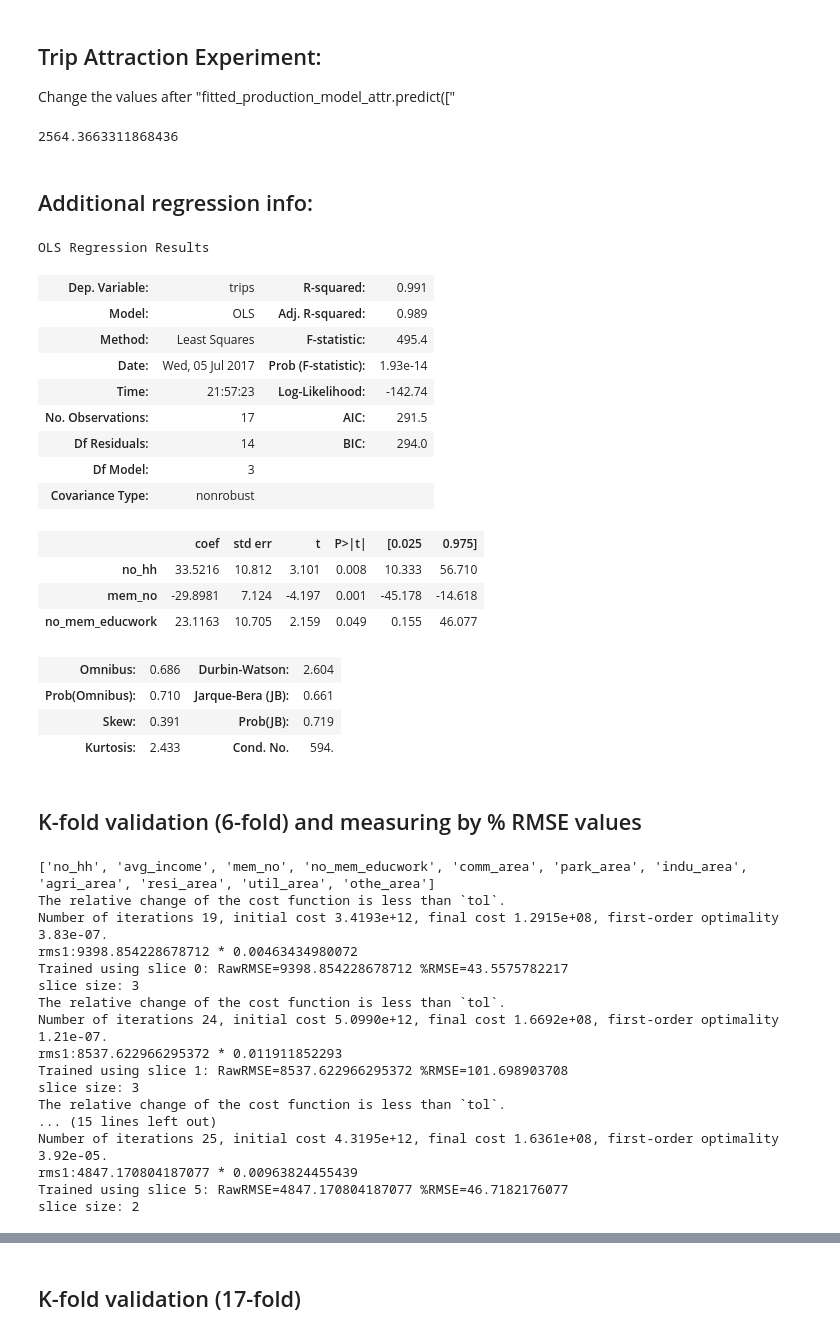
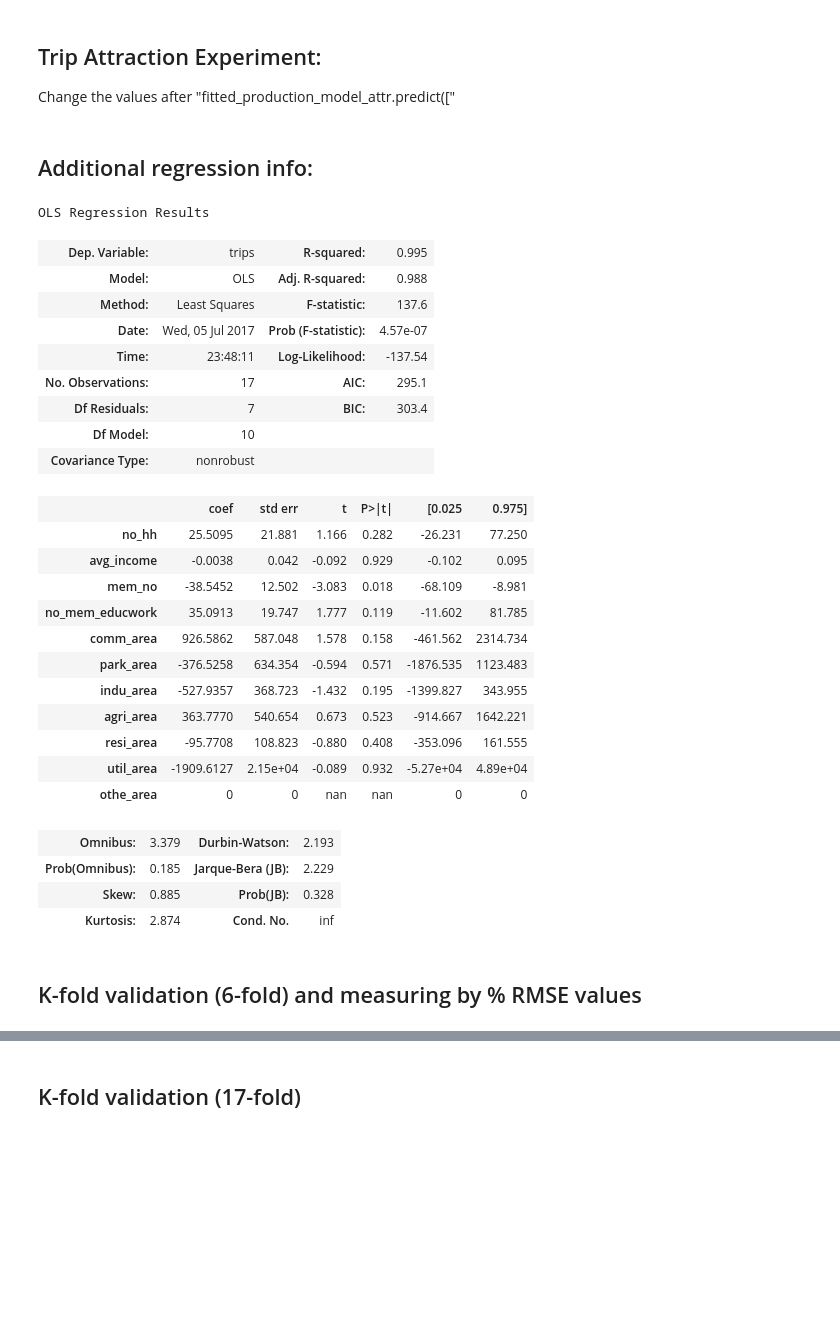
Before and after one commit to XGBXGB/Via_Travel_Demand, a Jupyter notebook: notebook/Travel Demand Via Latest NB2.ipynb, the cells around one changed output, grey strips where cells are left out. Drawn from its saved outputs; the diff is of its cells as text; code cells hidden in the pictures; blank space fills up the shorter version.

```diff
--- a/notebook/Travel Demand Via Latest NB2.ipynb
+++ b/notebook/Travel Demand Via Latest NB2.ipynb
@@ -1354,46 +1383,56 @@ fitted_production_model_attr.coef_ = res2['x']
 #print(res2['x'])
 fitted_production_model_attr.intercept_ = 0
 fitted_production_model_attr.predict([
-58,86,54,43,44,2,0,97,6.33E-05,0.000267378,4.20E-05,3.24E-06,0.000628963,0,0
+214,41,43,65,104,1,7,68,76.58437814,28.72281707,120.8066626,16.13752741,1054.76527,4.793359305,0
+
+
+
 
 
 ])[0]
-# %% [output]
-2564.3663311868436
 # %% [markdown]
 ## Additional regression info:
 # %%
 dep_col_name = "trips"
-data_filepath = "DummyDataRegression_revised.csv"
+data_filepath = "DummyDataRegression_revised_2.csv"
 regression = Regression(data_filepath)
 
-data_filepath2 = "DummyDataRegressionAmenitiex_revised.csv"
+data_filepath2 = "DummyDataRegressionAmenitiex_revised_2.csv"
 regression2 = Regression(data_filepath2)
 
-selected_feature_names = ["no_hh","mem_no","no_mem_educwork"]
+selected_feature_names = ["no_hh","avg_income","mem_no","no_mem_educwork", "comm_area", "park_area","indu_area","agri_area","resi_area","util_area","othe_area"]
 selected_feature_names_attraction = ["sust_amt","educ_amt","tran_amt","heal_amt","fina_amt","comm_amt", "ente_amt","othe_amt",
                         "comm_area", "park_area","indu_area","agri_area","resi_area","util_area","othe_area"]
 result = regression.statsmodelsRegressionSummary(selected_feature_names, dep_col_name)
+
 result.summary()
 # %% [output]
 OLS Regression Results
-| Dep. Variable: | trips | R-squared: | 0.991 |
-| Model: | OLS | Adj. R-squared: | 0.989 |
-| Method: | Least Squares | F-statistic: | 495.4 |
-| Date: | Wed, 05 Jul 2017 | Prob (F-statistic): | 1.93e-14 |
-| Time: | 21:57:23 | Log-Likelihood: | -142.74 |
-| No. Observations: | 17 | AIC: | 291.5 |
-| Df Residuals: | 14 | BIC: | 294.0 |
-| Df Model: | 3 |  |  |
+| Dep. Variable: | trips | R-squared: | 0.995 |
+| Model: | OLS | Adj. R-squared: | 0.988 |
+| Method: | Least Squares | F-statistic: | 137.6 |
+| Date: | Wed, 05 Jul 2017 | Prob (F-statistic): | 4.57e-07 |
+| Time: | 23:48:11 | Log-Likelihood: | -137.54 |
+| No. Observations: | 17 | AIC: | 295.1 |
+| Df Residuals: | 7 | BIC: | 303.4 |
+| Df Model: | 10 |  |  |
 | Covariance Type: | nonrobust |  |  |
 |  | coef | std err | t | P>|t| | [0.025 | 0.975] |
-| no_hh | 33.5216 | 10.812 | 3.101 | 0.008 | 10.333 | 56.710 |
-| mem_no | -29.8981 | 7.124 | -4.197 | 0.001 | -45.178 | -14.618 |
-| no_mem_educwork | 23.1163 | 10.705 | 2.159 | 0.049 | 0.155 | 46.077 |
+| no_hh | 25.5095 | 21.881 | 1.166 | 0.282 | -26.231 | 77.250 |
+| avg_income | -0.0038 | 0.042 | -0.092 | 0.929 | -0.102 | 0.095 |
+| mem_no | -38.5452 | 12.502 | -3.083 | 0.018 | -68.109 | -8.981 |
+| no_mem_educwork | 35.0913 | 19.747 | 1.777 | 0.119 | -11.602 | 81.785 |
+| comm_area | 926.5862 | 587.048 | 1.578 | 0.158 | -461.562 | 2314.734 |
+| park_area | -376.5258 | 634.354 | -0.594 | 0.571 | -1876.535 | 1123.483 |
+| indu_area | -527.9357 | 368.723 | -1.432 | 0.195 | -1399.827 | 343.955 |
+| agri_area | 363.7770 | 540.654 | 0.673 | 0.523 | -914.667 | 1642.221 |
+| resi_area | -95.7708 | 108.823 | -0.880 | 0.408 | -353.096 | 161.555 |
+| util_area | -1909.6127 | 2.15e+04 | -0.089 | 0.932 | -5.27e+04 | 4.89e+04 |
+| othe_area | 0 | 0 | nan | nan | 0 | 0 |
-| Omnibus: | 0.686 | Durbin-Watson: | 2.604 |
-| Prob(Omnibus): | 0.710 | Jarque-Bera (JB): | 0.661 |
-| Skew: | 0.391 | Prob(JB): | 0.719 |
-| Kurtosis: | 2.433 | Cond. No. | 594. |
+| Omnibus: | 3.379 | Durbin-Watson: | 2.193 |
+| Prob(Omnibus): | 0.185 | Jarque-Bera (JB): | 2.229 |
+| Skew: | 0.885 | Prob(JB): | 0.328 |
+| Kurtosis: | 2.874 | Cond. No. | inf |
 # %% [markdown]
 ## K-fold validation (6-fold) and measuring by % RMSE values
 # %%
@@ -1402,24 +1441,6 @@ print(selected_feature_names)
 X_vals = regression.getXVals(selected_feature_names)
 Y_vals = regression.getYVals(dep_col_name)
 regression.kFoldTest2(selected_feature_names, dep_col_name, 3)
-# %% [output]
-['no_hh', 'avg_income', 'mem_no', 'no_mem_educwork', 'comm_area', 'park_area', 'indu_area', 'agri_area', 'resi_area', 'util_area', 'othe_area']
-The relative change of the cost function is less than `tol`.
-Number of iterations 19, initial cost 3.4193e+12, final cost 1.2915e+08, first-order optimality 3.83e-07.
-rms1:9398.854228678712 * 0.00463434980072
-Trained using slice 0: RawRMSE=9398.854228678712 %RMSE=43.5575782217
-slice size: 3
-The relative change of the cost function is less than `tol`.
-Number of iterations 24, initial cost 5.0990e+12, final cost 1.6692e+08, first-order optimality 1.21e-07.
-rms1:8537.622966295372 * 0.011911852293
-Trained using slice 1: RawRMSE=8537.622966295372 %RMSE=101.698903708
-slice size: 3
-The relative change of the cost function is less than `tol`.
-... (15 lines left out)
-Number of iterations 25, initial cost 4.3195e+12, final cost 1.6361e+08, first-order optimality 3.92e-05.
-rms1:4847.170804187077 * 0.00963824455439
-Trained using slice 5: RawRMSE=4847.170804187077 %RMSE=46.7182176077
-slice size: 2
 # %%
 #x4 x1.16
 #3.37 0.74
```
Also changed, not shown: parts of 15 cells of this notebook, 2 other files.
